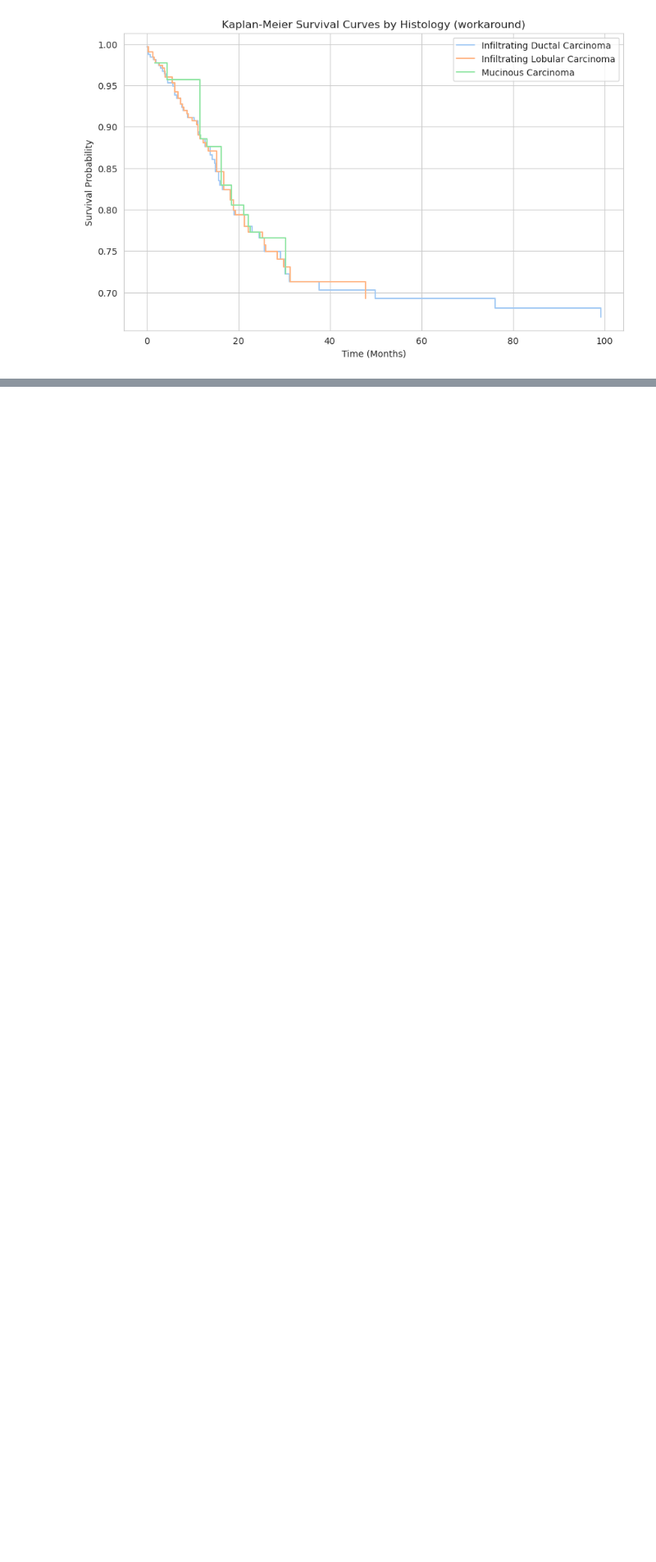
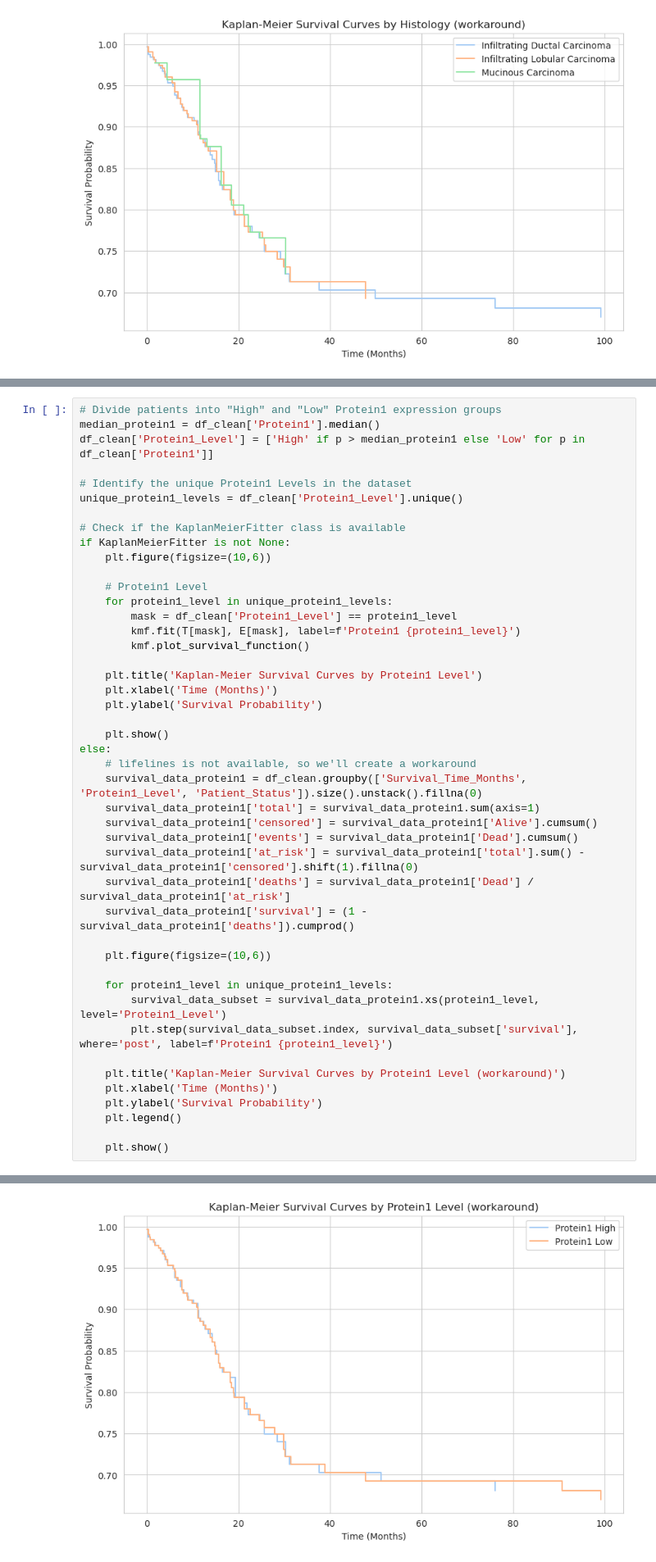
Before and after one commit to raj-rajat/Increasing-Breast-Cancer-Awareness, a Jupyter notebook: increasing-breast-cancer-awareness.ipynb, the cells around one changed output, grey strips where cells are left out. Shown at 82% size. Drawn from its saved outputs; the diff is of its cells as text; blank space fills up the shorter version.

```diff
--- a/increasing-breast-cancer-awareness.ipynb
+++ b/increasing-breast-cancer-awareness.ipynb
@@ -422,0 +538,46 @@ else:
+# %%
+# Divide patients into "High" and "Low" Protein1 expression groups
+median_protein1 = df_clean['Protein1'].median()
+df_clean['Protein1_Level'] = ['High' if p > median_protein1 else 'Low' for p in df_clean['Protein1']]
+
+# Identify the unique Protein1 Levels in the dataset
+unique_protein1_levels = df_clean['Protein1_Level'].unique()
+
+# Check if the KaplanMeierFitter class is available
+if KaplanMeierFitter is not None:
+    plt.figure(figsize=(10,6))
+
+    # Protein1 Level
+    for protein1_level in unique_protein1_levels:
+        mask = df_clean['Protein1_Level'] == protein1_level
+        kmf.fit(T[mask], E[mask], label=f'Protein1 {protein1_level}')
+        kmf.plot_survival_function()
+
+    plt.title('Kaplan-Meier Survival Curves by Protein1 Level')
+    plt.xlabel('Time (Months)')
+    plt.ylabel('Survival Probability')
+
+    plt.show()
+else:
+    # lifelines is not available, so we'll create a workaround
+    survival_data_protein1 = df_clean.groupby(['Survival_Time_Months', 'Protein1_Level', 'Patient_Status']).size().unstack().fillna(0)
+    survival_data_protein1['total'] = survival_data_protein1.sum(axis=1)
+    survival_data_protein1['censored'] = survival_data_protein1['Alive'].cumsum()
+    survival_data_protein1['events'] = survival_data_protein1['Dead'].cumsum()
+    survival_data_protein1['at_risk'] = survival_data_protein1['total'].sum() - survival_data_protein1['censored'].shift(1).fillna(0)
+    survival_data_protein1['deaths'] = survival_data_protein1['Dead'] / survival_data_protein1['at_risk']
+    survival_data_protein1['survival'] = (1 - survival_data_protein1['deaths']).cumprod()
+
+    plt.figure(figsize=(10,6))
+
+    for protein1_level in unique_protein1_levels:
+        survival_data_subset = survival_data_protein1.xs(protein1_level, level='Protein1_Level')
+        plt.step(survival_data_subset.index, survival_data_subset['survival'], where='post', label=f'Protein1 {protein1_level}')
+
+    plt.title('Kaplan-Meier Survival Curves by Protein1 Level (workaround)')
+    plt.xlabel('Time (Months)')
+    plt.ylabel('Survival Probability')
+    plt.legend()
+
+    plt.show()
+# %% [output]
@@ -422,0 +589 @@ else:
+[figure, added]
```
Also changed, not shown: parts of 13 cells of this notebook.
